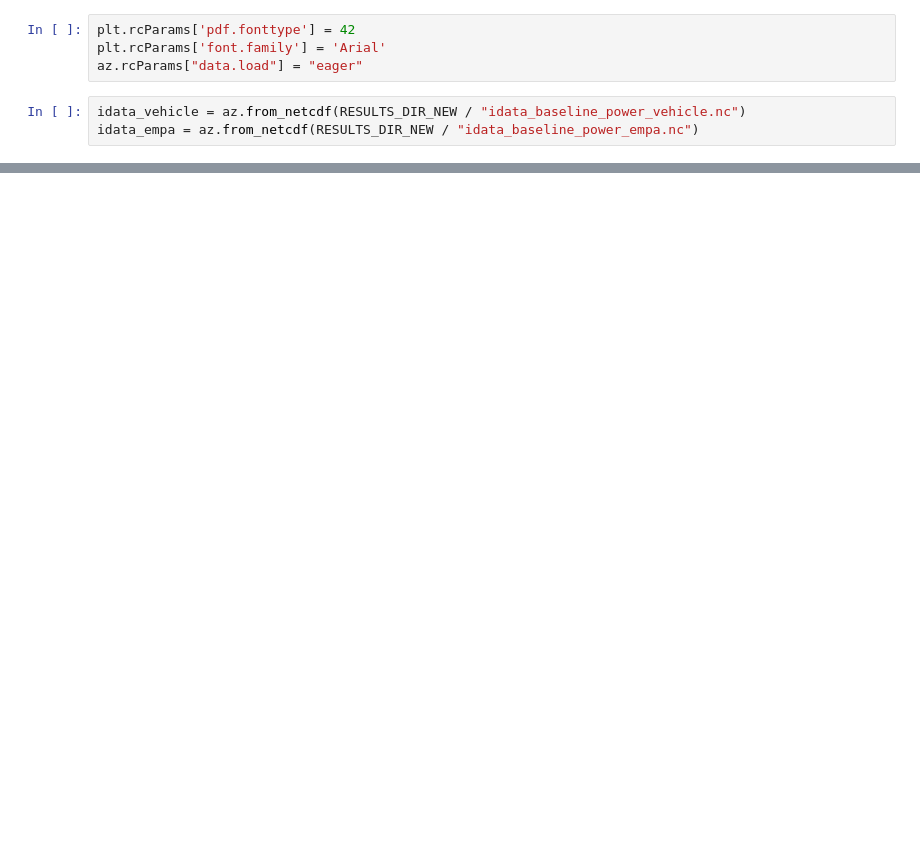
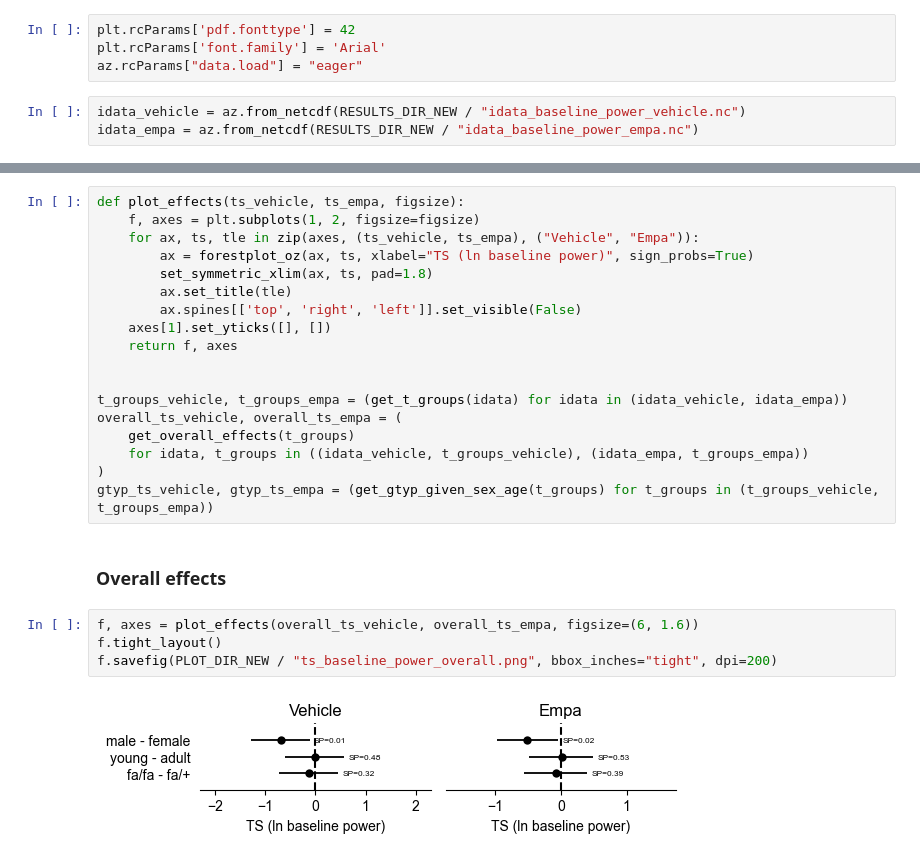
Before and after one commit to teddygroves/kidney, a Jupyter notebook: notebooks/new/analyse fits baseline power.ipynb, the cells around one changed output, grey strips where cells are left out. Cells and saved outputs as stored; diff of their text form; blank space fills up the shorter version.

```diff
--- a/notebooks/new/analyse fits baseline power.ipynb
+++ b/notebooks/new/analyse fits baseline power.ipynb
@@ -94,0 +82,26 @@ f.tight_layout()
+# %%
+def plot_effects(ts_vehicle, ts_empa, figsize):
+    f, axes = plt.subplots(1, 2, figsize=figsize)
+    for ax, ts, tle in zip(axes, (ts_vehicle, ts_empa), ("Vehicle", "Empa")):
+        ax = forestplot_oz(ax, ts, xlabel="TS (ln baseline power)", sign_probs=True)
+        set_symmetric_xlim(ax, ts, pad=1.8)
+        ax.set_title(tle)
+        ax.spines[['top', 'right', 'left']].set_visible(False)
+    axes[1].set_yticks([], [])
+    return f, axes
+
+
+t_groups_vehicle, t_groups_empa = (get_t_groups(idata) for idata in (idata_vehicle, idata_empa))
+overall_ts_vehicle, overall_ts_empa = (
+    get_overall_effects(t_groups)
+    for idata, t_groups in ((idata_vehicle, t_groups_vehicle), (idata_empa, t_groups_empa))
+)
+gtyp_ts_vehicle, gtyp_ts_empa = (get_gtyp_given_sex_age(t_groups) for t_groups in (t_groups_vehicle, t_groups_empa))
+# %% [markdown]
+### Overall effects
+# %%
+f, axes = plot_effects(overall_ts_vehicle, overall_ts_empa, figsize=(6, 1.6))
+f.tight_layout()
+f.savefig(PLOT_DIR_NEW / "ts_baseline_power_overall.png", bbox_inches="tight", dpi=200)
+# %% [output]
+[figure, added]
```
Also changed, not shown: parts of 14 cells of this notebook, 37 other files.
